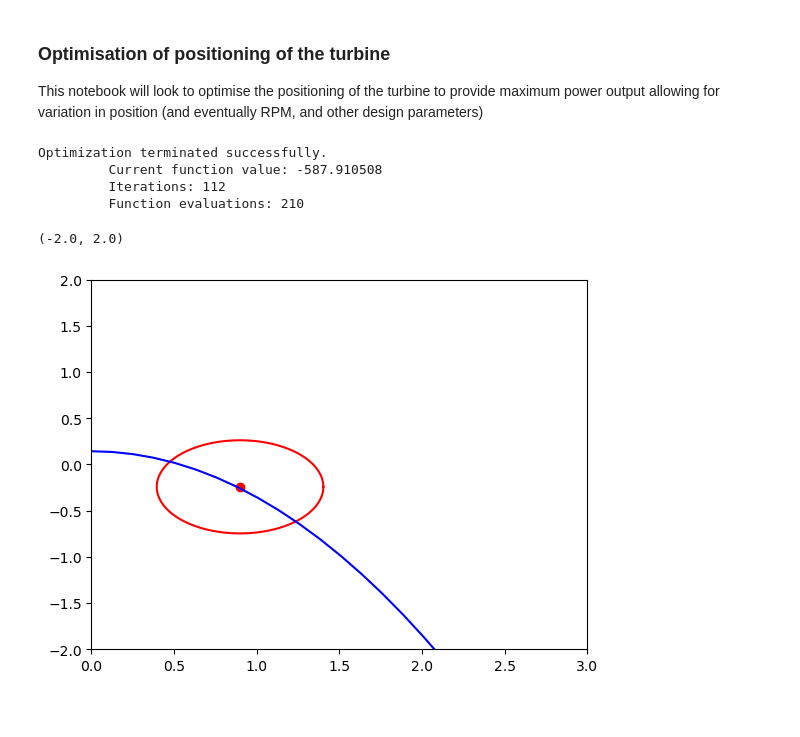
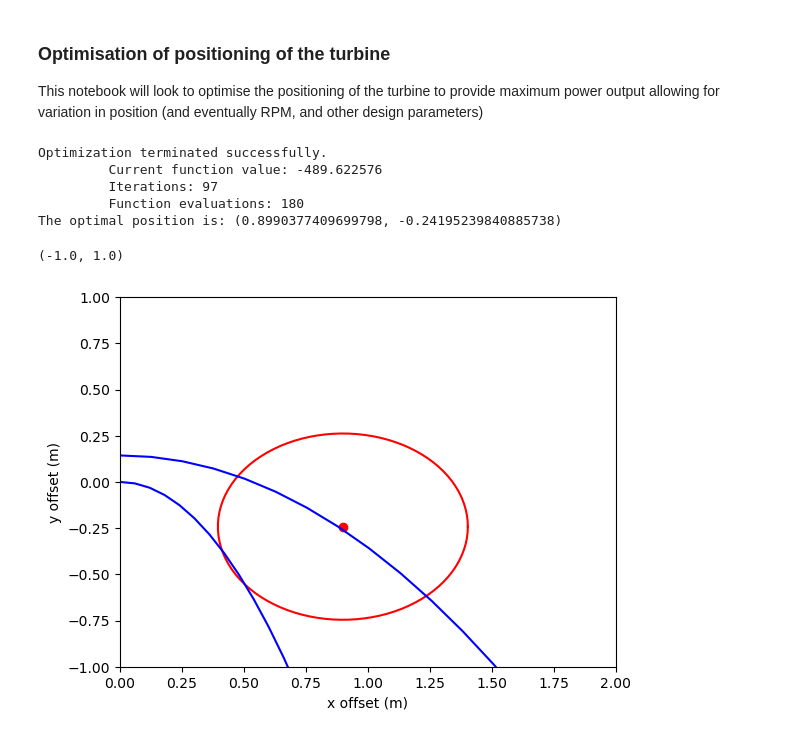
Before and after one commit to pilipb/DP4-code, a Jupyter notebook: optimisation.ipynb, the cells around one changed output. Drawn from its saved outputs; the diff is of its cells as text; code cells hidden in the pictures; blank space fills up the shorter version.

```diff
--- a/optimisation.ipynb
+++ b/optimisation.ipynb
@@ -17,9 +17,11 @@ river = river_obj(0.7, 0.3, 1.5)
 # define the turbine
 radius = 0.504
 width = 1.008
-num_blades = 6
+num_blades = 5
 # x_centre = 0
 # y_centre = 0
+
+x_offset, y_offset = 0.5939999999999996,1.0859999999999905
 
 turbine = breastTurbine(radius,width, num_blades, 0, 0, river)
 
@@ -28,7 +30,7 @@ def fun(Y):
     # unpack the variables
     x, y = Y
     # define the power
-    power = turbine.analysis(x, y , RPM = 15)
+    power = turbine.analysis(x , y  , RPM = 15)
 
     return -power
 
@@ -44,25 +46,31 @@ res = opt.fmin(fun, x0 )
 
 # print the results
 newx, newy = res
+print('The optimal position is: ({}, {})'.format(newx, newy))
 
 # reinstantiate the turbine
 turbine = breastTurbine(radius, width, num_blades, newx, newy, river)
-
-
-
-# plot the results - the turbine is in red
-plt.plot(turbine.x_centre, turbine.y_centre, 'ro')
-plt.plot(turbine.x, turbine.y, 'r')
-
-# plot the river
-plt.plot(river.x_nappe,river.y_nappe, 'b')
-
-plt.xlim(0,3)
-plt.ylim(-2,2)
 # %% [output]
 Optimization terminated successfully.
-         Current function value: -587.910508
-         Iterations: 112
-         Function evaluations: 210
+         Current function value: -489.622576
+         Iterations: 97
+         Function evaluations: 180
+The optimal position is: (0.8990377409699798, -0.24195239840885738)
-(-2.0, 2.0)
-[figure, removed]
+# %%
+# plot the results - the turbine is in red
+plt.plot(turbine.x_centre , turbine.y_centre, 'ro')
+plt.plot(turbine.x, turbine.y, 'r')
+
+# plot the river
+plt.plot(river.x_nappe,river.y_nappe, 'b')
+plt.plot(river.x_bed,river.y_bed, 'b')
+
+# axis labels
+plt.xlabel('x offset (m)')
+plt.ylabel('y offset (m)')
+
+plt.xlim(0,2)
+plt.ylim(-1,1)
+# %% [output]
+(-1.0, 1.0)
+[figure, added]
```
Also changed, not shown: parts of 7 cells of this notebook, 7 other files.
